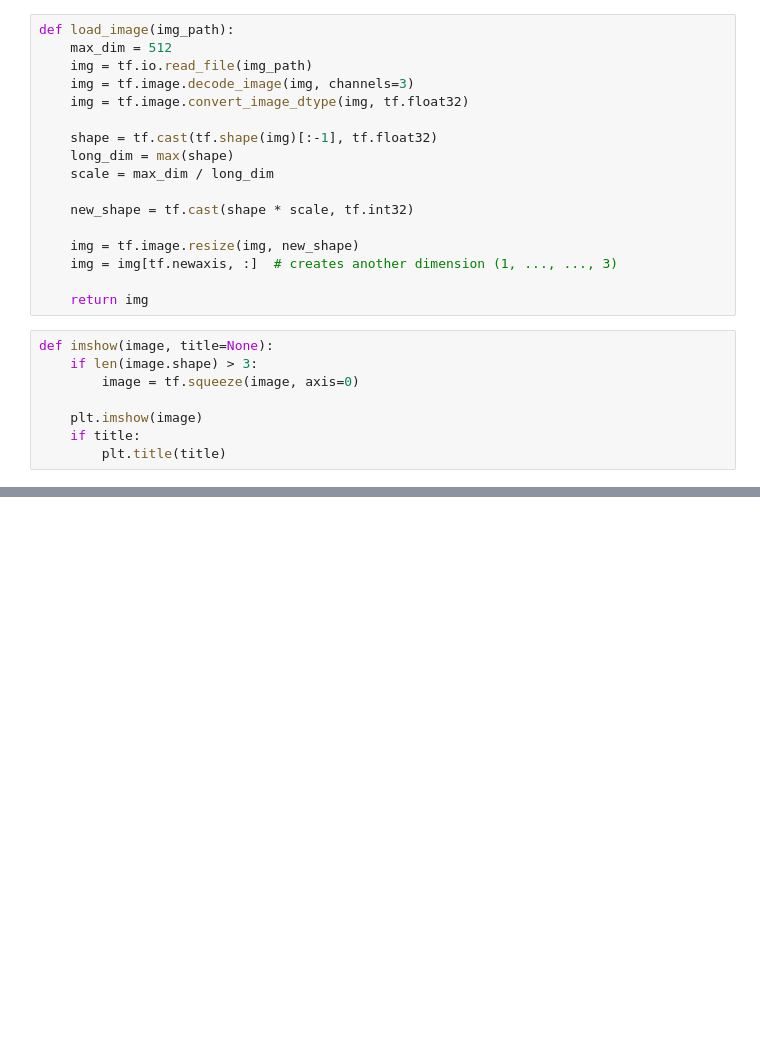
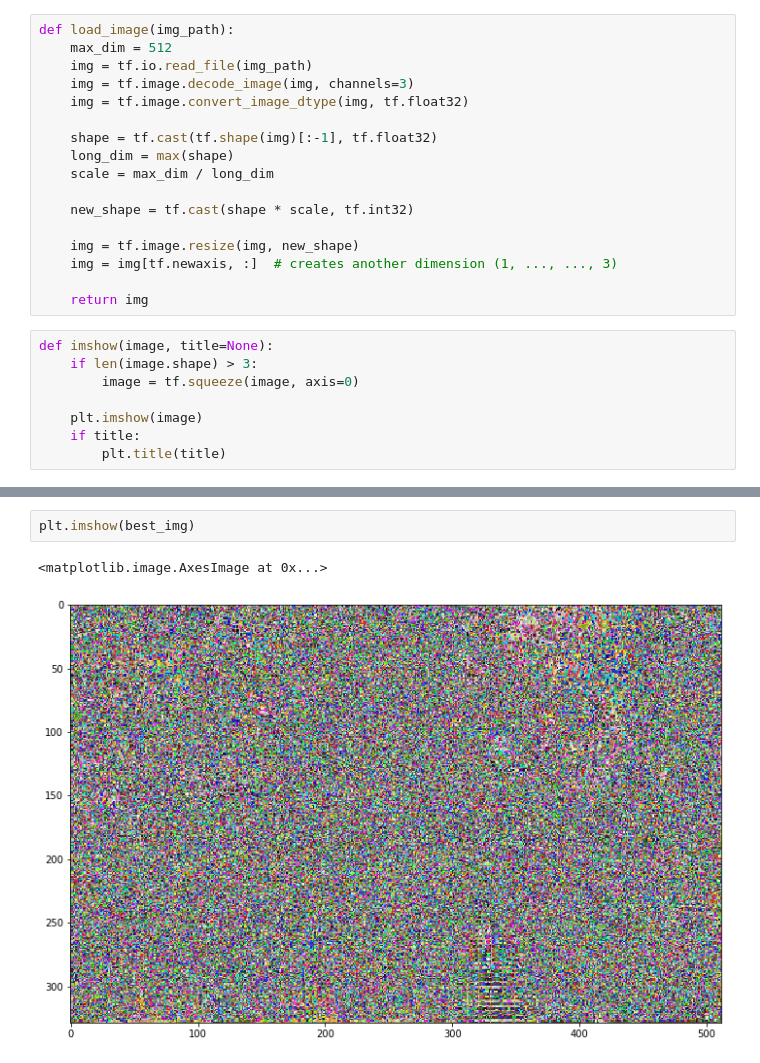
Before and after one commit to susanto-tm/Machine_Learning, a Jupyter notebook: CNN/NST/NST_Trial1.ipynb, the cells around one changed output, grey strips where cells are left out. Saved outputs shown, nothing was run; the diff lists cells and outputs as text; blank space fills up the shorter version.

```diff
--- a/CNN/NST/NST_Trial1.ipynb
+++ b/CNN/NST/NST_Trial1.ipynb
@@ -357,0 +206,5 @@ tensor_to_image(image).save(file_name)
+# %%
+plt.imshow(best_img)
+# %% [output]
+<matplotlib.image.AxesImage at 0x...>
+[figure, added]
```
Also changed, not shown: parts of 42 cells of this notebook, 9 other files.
